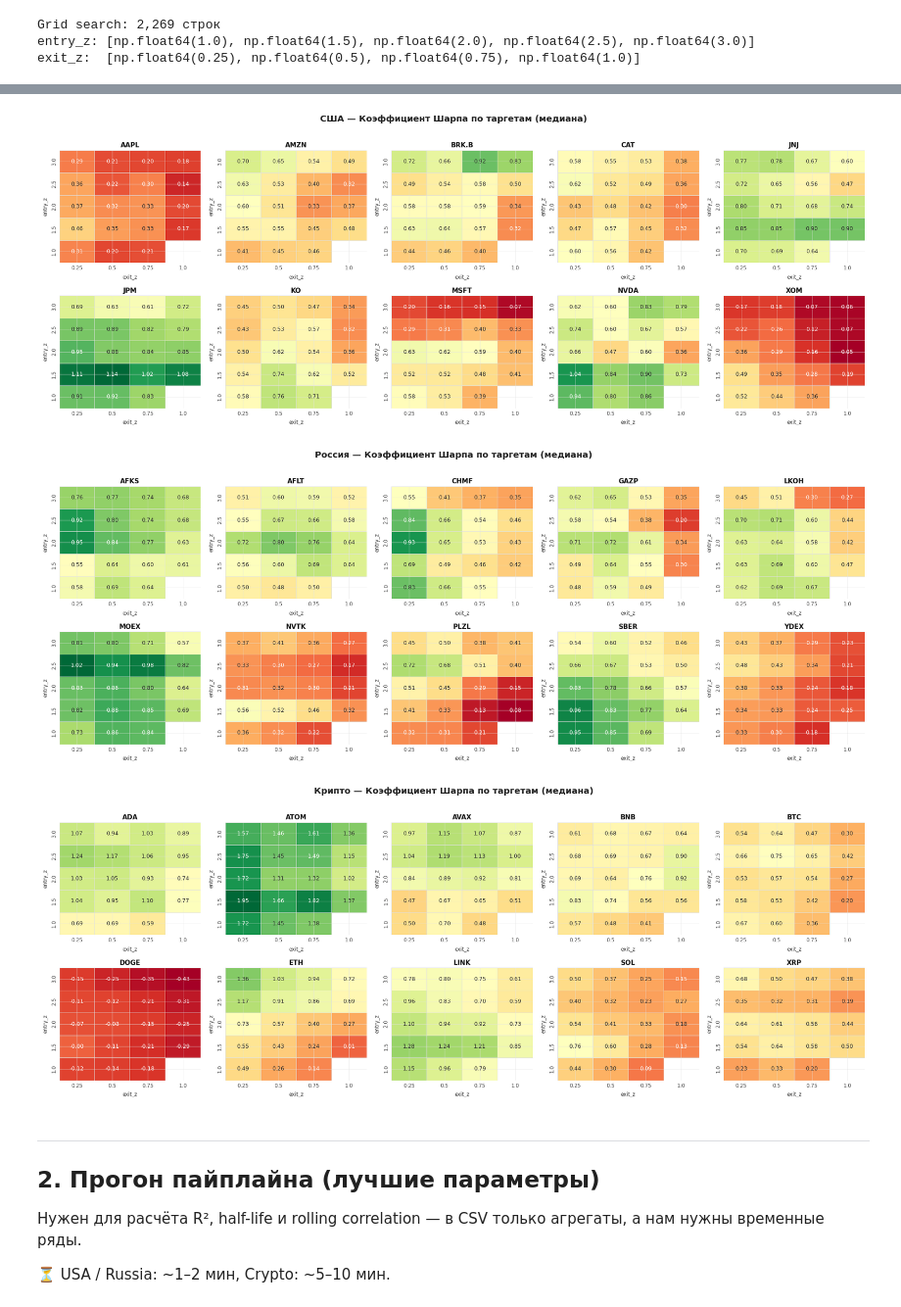
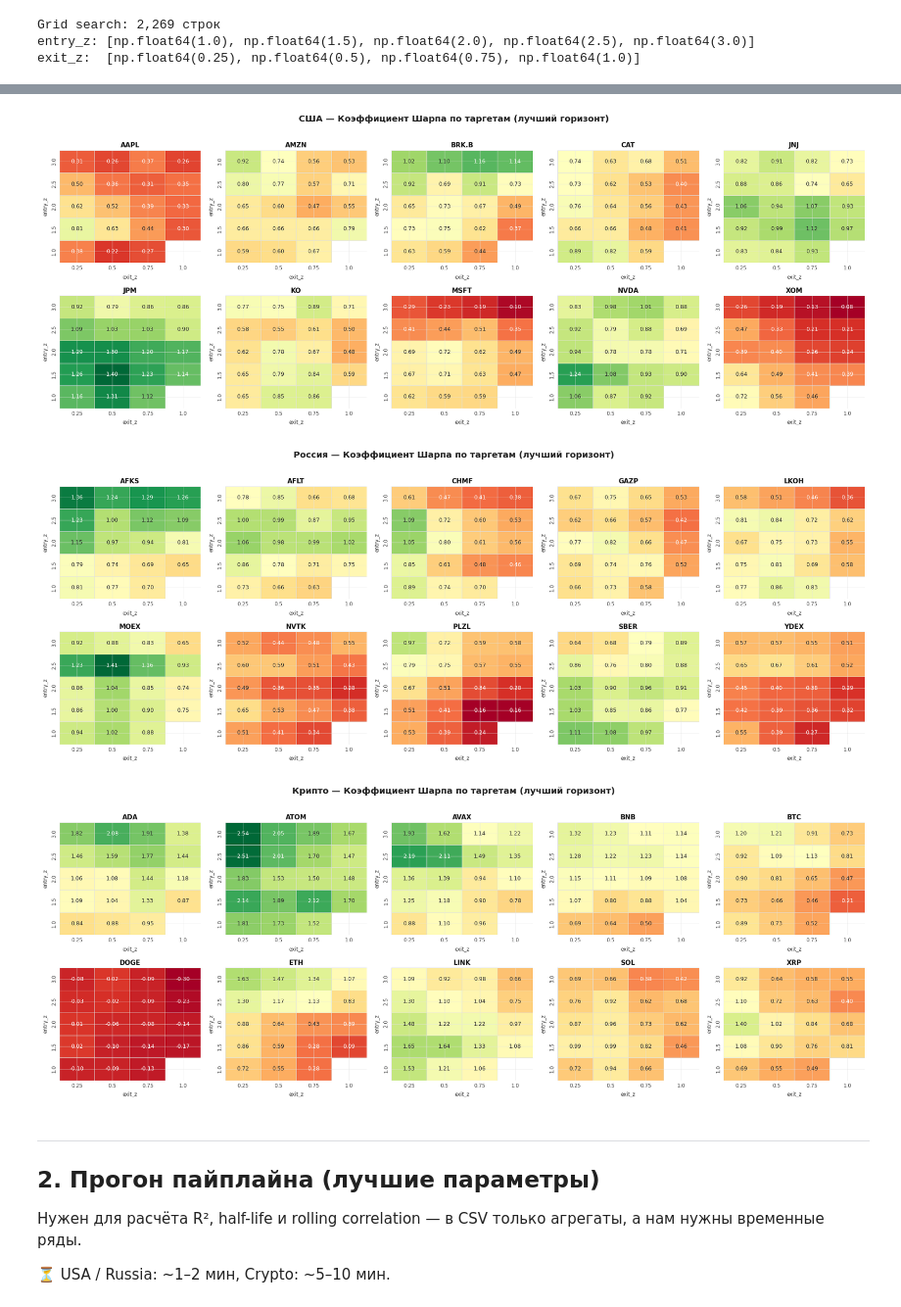
Before and after one commit to Vault-Guy/replication-portfolio-arbitrage-mvp, a Jupyter notebook: notebooks/09_replication_quality_analysis.ipynb, the cells around one changed output, grey strips where cells are left out. Shown at 98% size. Cells and saved outputs as stored; diff of their text form; code cells hidden in the pictures.

```diff
--- a/notebooks/09_replication_quality_analysis.ipynb
+++ b/notebooks/09_replication_quality_analysis.ipynb
@@ -116,17 +116,24 @@ fig, axes = plt.subplots(1, 3, figsize=(16, 5))
 fig.patch.set_facecolor("white")
 
 for ax, market in zip(axes, MARKETS):
-    sub   = grid[grid["market"] == market]
+    sub = grid[grid["market"] == market]
+
+    # Шаг 1: для каждого (target, entry_z, exit_z) — лучший Sharpe по train_window/rebalance_freq
+    best_ez = (
+        sub.groupby(["target", "entry_z", "exit_z"])["sharpe_ratio"]
+        .max()
+        .reset_index()
+    )
+    # Шаг 2: медиана лучших результатов по таргетам
     pivot = (
-        sub.groupby(["entry_z", "exit_z"])["sharpe_ratio"]
+        best_ez.groupby(["entry_z", "exit_z"])["sharpe_ratio"]
         .median()
         .unstack("exit_z")
-        .sort_index(ascending=False)   # entry_z убывает сверху вниз
+        .sort_index(ascending=False)
     )
 
     vmin = pivot.min().min()
     vmax = pivot.max().max()
-    center = (vmin + vmax) / 2
 
     sns.heatmap(
         pivot,
@@ -136,11 +143,11 @@ for ax, market in zip(axes, MARKETS):
         cmap="RdYlGn",
         vmin=vmin,
         vmax=vmax,
-        center=center,
+        center=(vmin + vmax) / 2,
         linewidths=0.5,
         linecolor="#E0E0E0",
         annot_kws={"size": 9, "weight": "bold"},
-        cbar_kws={"shrink": 0.75, "label": "Коэффициент Шарпа (медиана)"},
+        cbar_kws={"shrink": 0.75, "label": "Коэффициент Шарпа (медиана лучших)"},
     )
     ax.set_facecolor("white")
     ax.set_title(f"{MARKET_LABELS[market]}", fontsize=12, fontweight="bold", pad=10)
@@ -149,7 +156,7 @@ for ax, market in zip(axes, MARKETS):
     ax.tick_params(axis="both", which="both", length=0)
 
 fig.suptitle(
-    "Медианный Коэффициент Шарпа: entry_z × exit_z (все таргеты)",
+    "Коэффициент Шарпа: entry_z × exit_z  (лучший горизонт на таргет → медиана по рынку)",
     fontsize=13, fontweight="bold", y=1.02,
 )
 fig.tight_layout()
@@ -170,53 +177,54 @@ for market in MARKETS:
     fig.patch.set_facecolor("white")
     axes_flat = np.array(axes).flatten()
 
-    # глобальный диапазон Sharpe для единой шкалы внутри рынка
-    all_sharpe = sub.groupby(["target", "entry_z", "exit_z"])["sharpe_ratio"].median()
-    vmin_g = all_sharpe.min()
-    vmax_g = all_sharpe.max()
+    # Единая шкала: лучший Sharpe по горизонтам для каждого (target, entry_z, exit_z)
+    all_best = sub.groupby(["target", "entry_z", "exit_z"])["sharpe_ratio"].max()
+    vmin_g = all_best.min()
+    vmax_g = all_best.max()
 
     for i, target in enumerate(targets):
+        # Лучший Sharpe по train_window/rebalance_freq для данного таргета
         pivot = (
             sub[sub["target"] == target]
             .groupby(["entry_z", "exit_z"])["sharpe_ratio"]
-            .median()
+            .max()
             .unstack("exit_z")
             .sort_index(ascending=False)
         )
         ax = axes_flat[i]
         sns.heatmap(
             pivot,
             ax=ax,
             annot=True,
             fmt=".2f",
             cmap="RdYlGn",
             vmin=vmin_g,
             vmax=vmax_g,
             center=(vmin_g + vmax_g) / 2,
             linewidths=0.4,
             linecolor="#E0E0E0",
             annot_kws={"size": 7.5},
             cbar=False,
         )
         ax.set_facecolor("white")
         ax.set_title(target, fontsize=9, fontweight="bold", pad=4)
         ax.set_xlabel("exit_z", fontsize=7)
         ax.set_ylabel("entry_z", fontsize=7)
         ax.tick_params(axis="both", labelsize=7, length=0)
 
     for j in range(i + 1, len(axes_flat)):
         axes_flat[j].set_visible(False)
 
     fig.suptitle(
-        f"{MARKET_LABELS[market]} — Коэффициент Шарпа по таргетам (медиана)",
+        f"{MARKET_LABELS[market]} — Коэффициент Шарпа по таргетам (лучший горизонт)",
         fontsize=12, fontweight="bold", y=1.01,
     )
     fig.tight_layout()
     plt.show()
 # %% [output]
-[figure, old version]
+[figure, new version]
-[figure, old version]
+[figure, new version]
-[figure, old version]
+[figure, new version]
 # %% [markdown]
 ---
 ## 2. Прогон пайплайна (лучшие параметры)
```
Also changed, not shown: parts of 5 cells of this notebook.
